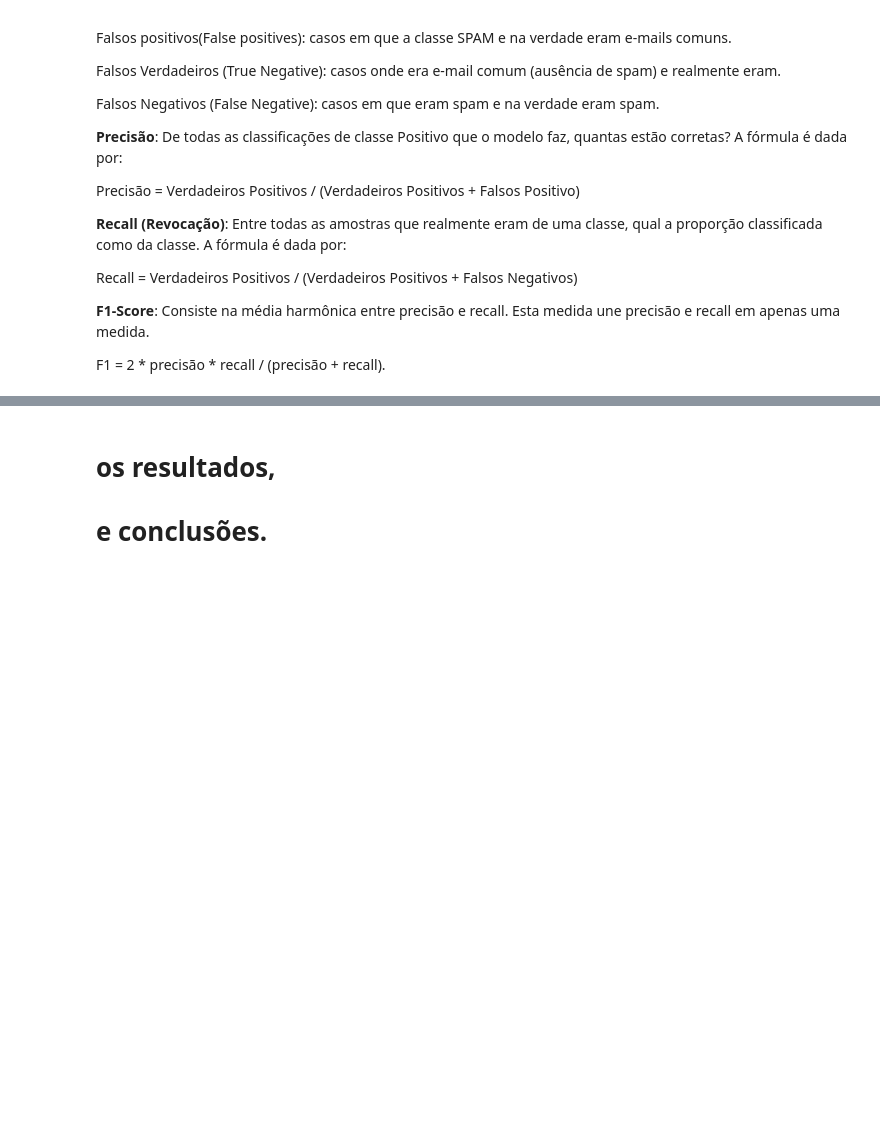
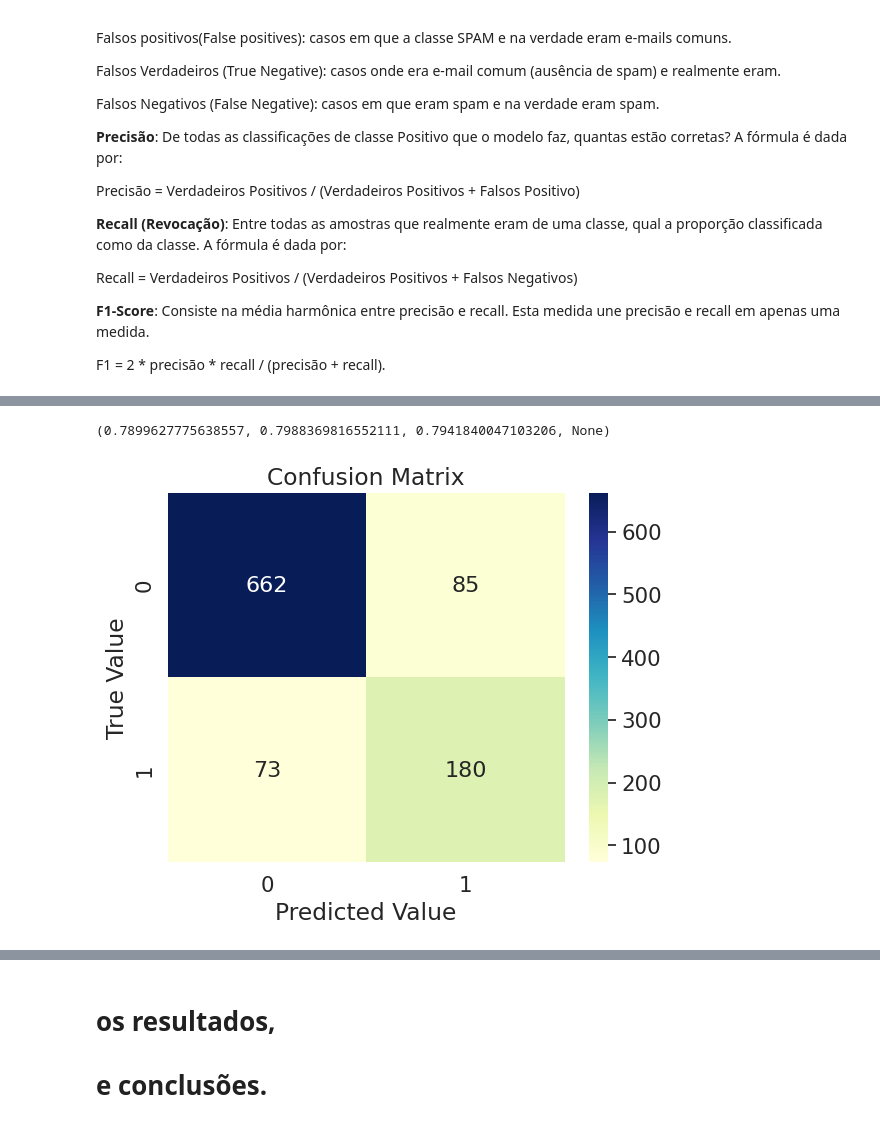
Before and after one commit to regisalbuquerque/ia_trab01, a Jupyter notebook: tests.ipynb, the cells around one changed output, grey strips where cells are left out. Drawn from its saved outputs; the diff is of its cells as text; code cells hidden in the pictures; blank space fills up the shorter version.

Commit message:
Tests e relat update

```diff
--- a/tests.ipynb
+++ b/tests.ipynb
@@ -76,0 +222,3 @@ F1 = 2 * precisão * recall / (precisão + recall).
+# %%
+teste.corpus = teste.apply(lambda x: " ".join(x.corpus),axis=1)
+teste.head()
@@ -86,0 +250,17 @@ Ubuntu 22.04.4. LTS.
+# %%
+train_df = teste.head(4000)
+test_df = teste.tail(1000)
+# %%
+x_train = train_df.corpus
+y_train = train_df.label
+
+x_test = test_df.corpus
+y_test = test_df.label
+
+freq_vector = CountVectorizer(min_df=5, ngram_range=(1,2),stop_words='english').fit(teste.corpus)
+
+x_train = freq_vector.transform(x_train)
+x_test = freq_vector.transform(x_test)
+
+print(x_train.shape)
+print(x_test.shape)
@@ -86,0 +275,25 @@ Ubuntu 22.04.4. LTS.
+# %%
+from sklearn.neural_network import MLPClassifier
+clf = MLPClassifier(solver='lbfgs', alpha=1e-5, hidden_layer_sizes=(5, 2), random_state=1)
+clf.fit(x_train, y_train)
+
+from sklearn.metrics import precision_recall_fscore_support
+#y_pred_train=clf.predict(x_train)
+#precision_recall_fscore_support(y_train, y_pred_train, average='macro')
+
+y_pred=clf.predict(x_test)
+precision_recall_fscore_support(y_test, y_pred, average='macro')
+# %% [output]
+(0.7899627775638557, 0.7988369816552111, 0.7941840047103206, None)
+# %%
+from sklearn.metrics import confusion_matrix
+cm=confusion_matrix(y_test, y_pred)
+def plot_cm(conf_matrix):
+  sns.set(font_scale=1.4,color_codes=True,palette="deep")
+  sns.heatmap(cm,annot=True,annot_kws={"size":16},fmt="d",cmap="YlGnBu")
+  plt.title("Confusion Matrix")
+  plt.xlabel("Predicted Value")
+  plt.ylabel("True Value")
+plot_cm(cm)
+# %% [output]
+[figure, added]
```
Also changed, not shown: parts of 27 cells of this notebook.
